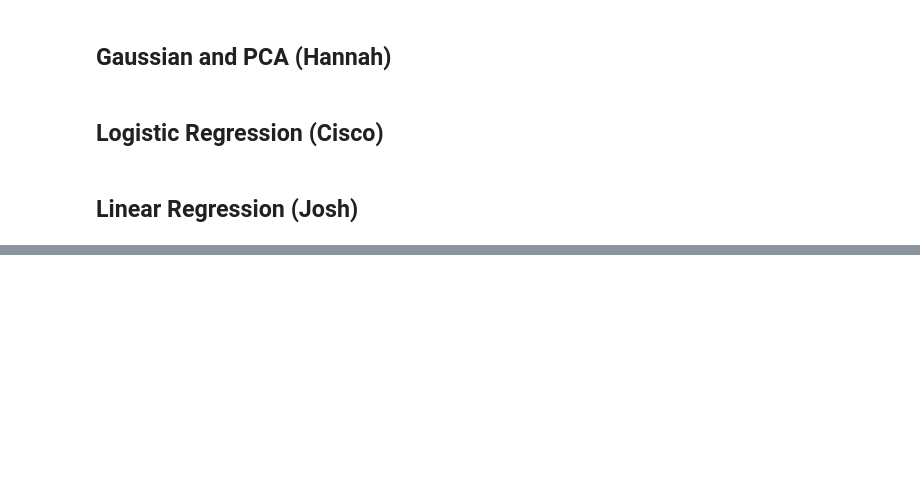
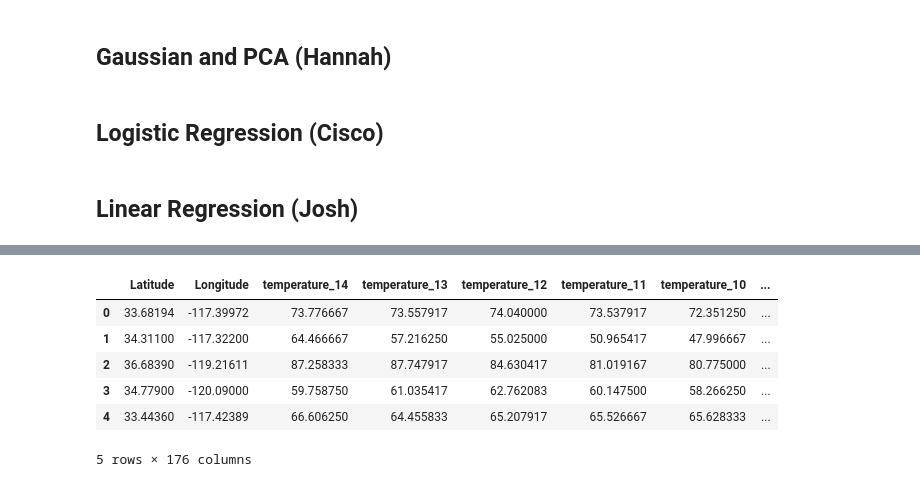
Before and after one commit to pau-you/Wildfires-in-California, a Jupyter notebook: Wildfire_Final_Project.ipynb, the cells around one changed output, grey strips where cells are left out. Cells and saved outputs as stored; diff of their text form; code cells hidden in the pictures; blank space fills up the shorter version.

Commit message:
add initial linear reg model

```diff
--- a/Wildfire_Final_Project.ipynb
+++ b/Wildfire_Final_Project.ipynb
@@ -5,6 +5,7 @@
 # General libraries.
 import numpy as np
 import pandas as pd
+pd.options.display.max_rows =12
 import matplotlib.pyplot as plt
 import seaborn as sns
 
@@ -15,6 +16,7 @@ from sklearn.mixture import GaussianMixture
 from matplotlib.colors import LogNorm
 from sklearn.neighbors import KNeighborsClassifier
 from sklearn.linear_model import LogisticRegression
+from sklearn.linear_model import LinearRegression
 from sklearn.naive_bayes import BernoulliNB
 from sklearn.naive_bayes import MultinomialNB
 
@@ -111,0 +129,13 @@ Producing a k-Nearest-Neighbords model with various k values. Evaluating the per
+# %%
+#Create a new dataframe of indicator variables that doesn't include size
+lin_reg_train_x = train_data.drop(columns = ['Size','log_sizes'])
+lin_reg_dev_x = dev_data.drop(columns= ['Size', 'log_sizes'])
+lin_reg_train_x.head()
+# %% [output]
+|  | Latitude | Longitude | temperature_14 | temperature_13 | temperature_12 | temperature_11 | temperature_10 | ... |
+| 0 | 33.68194 | -117.39972 | 73.776667 | 73.557917 | 74.040000 | 73.537917 | 72.351250 | ... |
+| 1 | 34.31100 | -117.32200 | 64.466667 | 57.216250 | 55.025000 | 50.965417 | 47.996667 | ... |
+| 2 | 36.68390 | -119.21611 | 87.258333 | 87.747917 | 84.630417 | 81.019167 | 80.775000 | ... |
+| 3 | 34.77900 | -120.09000 | 59.758750 | 61.035417 | 62.762083 | 60.147500 | 58.266250 | ... |
+| 4 | 33.44360 | -117.42389 | 66.606250 | 64.455833 | 65.207917 | 65.526667 | 65.628333 | ... |
+5 rows × 176 columns
```
Also changed, not shown: parts of 6 cells of this notebook.
